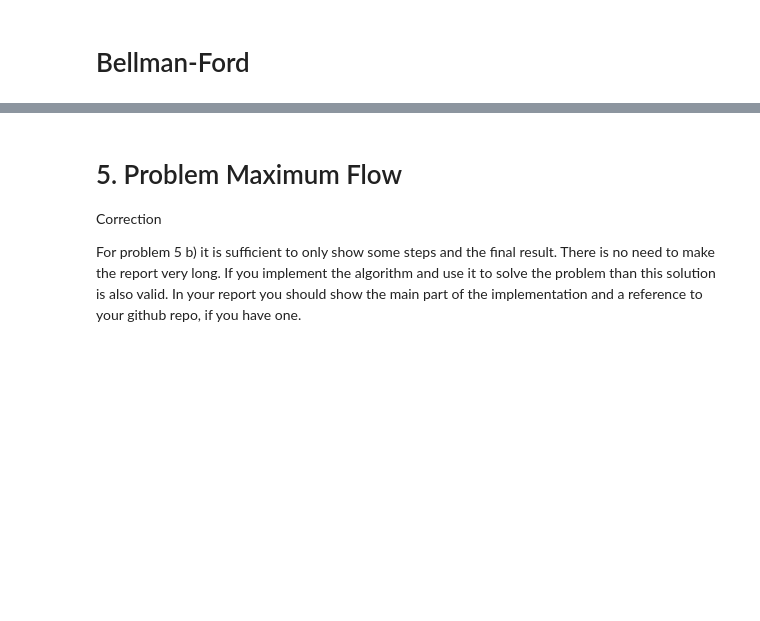
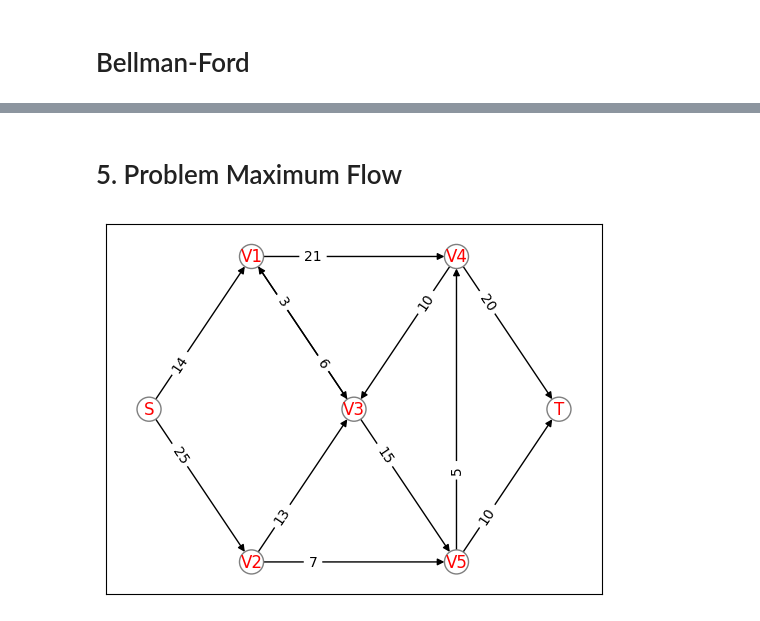
Before and after one commit to eemrds/dat600-algorithms, a Jupyter notebook: assignment3/assignment3.ipynb, the cells around one changed output, grey strips where cells are left out. Cells and saved outputs as stored; diff of their text form; code cells hidden in the pictures; blank space fills up the shorter version.

Commit message:
updated report

```diff
--- a/assignment3/assignment3.ipynb
+++ b/assignment3/assignment3.ipynb
@@ -378,7 +417,7 @@ class Graph:
             old_neighbours = [(n, node.weights[n]) for n in node.weights]
             for neighbour in old_neighbours:
                 neighbour = self.get(neighbour[0])
-                if (neighbour.name, node.name) not in swapped or (
+                if (neighbour.name, node.name) not in swapped and (
                     node.name,
                     neighbour.name,
                 ) not in swapped:
@@ -410,7 +449,7 @@ class Graph:
             G,
             self.pos,
             edgelist=G.edges(),
-            connectionstyle="arc3,rad=0.2" if show_both_weights else "arc3",
+            connectionstyle="arc3" if show_both_weights else "arc3",
         )
         if show_weights:
             edge_labels = dict(((u, v), d["weight"]) for u, v, d in G.edges(data=True))
@@ -1002,10 +1015,29 @@ is_negative_cycle, G = bellman_ford(copy.deepcopy(graph4), "B")
 animate_graph(G, show_weights=True)
 # %% [output]
 [interactive output not drawn]
-# %% [markdown]
-# 5. Problem Maximum Flow
-
-Correction
-
-For problem 5 b) it is sufficient to only show some steps and the final result. There is no need to make the report very long.
-If you implement the algorithm and use it to solve the problem than this solution is also valid. In your report you should show the main part of the implementation and a reference to your github repo, if you have one.
+# %% [markdown]
+# 5. Problem Maximum Flow
+# %%
+graph5 = Graph(
+    [
+        Node("S", [("V1", 14), ("V2", 25)]),
+        Node("V1", [("V3", 3), ("V4", 21)]),
+        Node("V2", [("V3", 13), ("V5", 7)]),
+        Node("V3", [("V1", 6), ("V5", 15)]),
+        Node("V4", [("V3", 10), ("T", 20)]),
+        Node("V5", [("V4", 5), ("T", 10)]),
+        Node("T", []),
+    ],
+    pos={
+        "S": (0, 0),
+        "V1": (1, 1),
+        "V2": (1, -1),
+        "V3": (2, 0),
+        "V4": (3, 1),
+        "V5": (3, -1),
+        "T": (4, 0),
+    },
+)
+graph5.graphical(show_weights=True, graph_type="DiGraph", show_both_weights=True)
+# %% [output]
+[figure, added]
```
Also changed, not shown: parts of 6 cells of this notebook, 2 other files.
